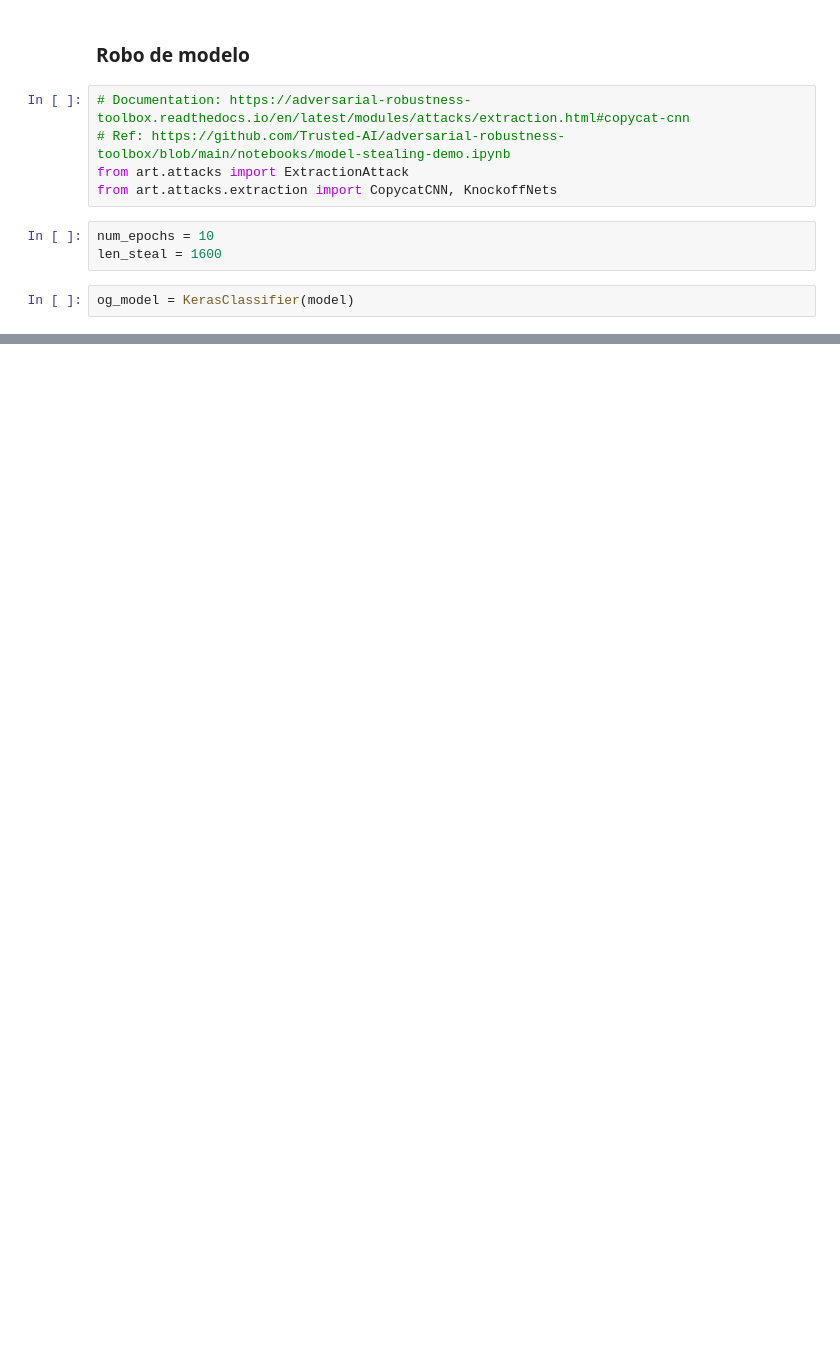
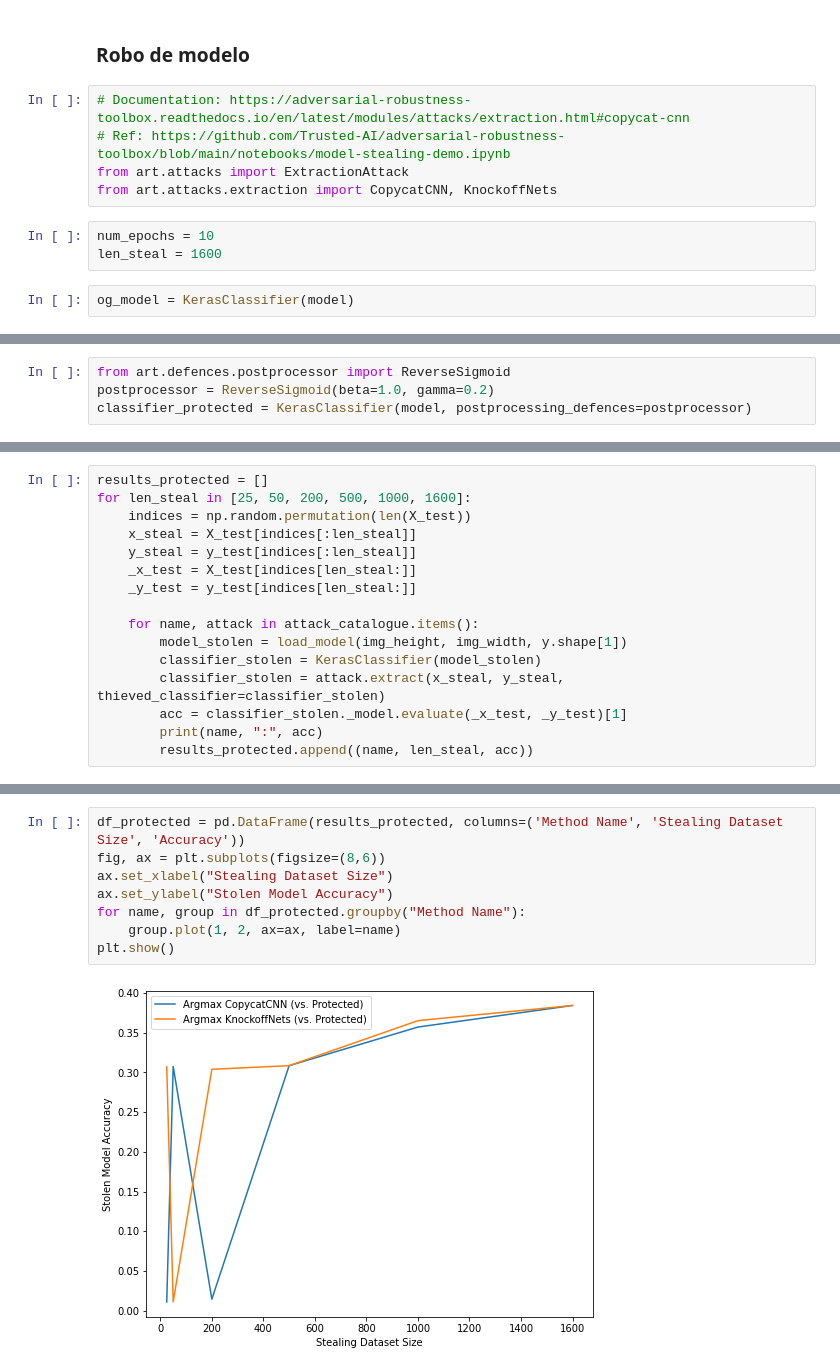
Before and after one commit to gusmendez99/sds-project-3, a Jupyter notebook: Ataque-Extracción.ipynb, the cells around one changed output, grey strips where cells are left out. Saved outputs shown, nothing was run; the diff lists cells and outputs as text; blank space fills up the shorter version.

```diff
--- a/Ataque-Extracción.ipynb
+++ b/Ataque-Extracción.ipynb
@@ -256,0 +212,4 @@ plt.show()
+# %%
+from art.defences.postprocessor import ReverseSigmoid
+postprocessor = ReverseSigmoid(beta=1.0, gamma=0.2)
+classifier_protected = KerasClassifier(model, postprocessing_defences=postprocessor)
@@ -256,0 +245,16 @@ plt.show()
+# %%
+results_protected = []
+for len_steal in [25, 50, 200, 500, 1000, 1600]:
+    indices = np.random.permutation(len(X_test))
+    x_steal = X_test[indices[:len_steal]]
+    y_steal = y_test[indices[:len_steal]]
+    _x_test = X_test[indices[len_steal:]]
+    _y_test = y_test[indices[len_steal:]]
+
+    for name, attack in attack_catalogue.items():
+        model_stolen = load_model(img_height, img_width, y.shape[1])
+        classifier_stolen = KerasClassifier(model_stolen)
+        classifier_stolen = attack.extract(x_steal, y_steal, thieved_classifier=classifier_stolen)
+        acc = classifier_stolen._model.evaluate(_x_test, _y_test)[1]
+        print(name, ":", acc)
+        results_protected.append((name, len_steal, acc))
@@ -256,0 +279,10 @@ plt.show()
+# %%
+df_protected = pd.DataFrame(results_protected, columns=('Method Name', 'Stealing Dataset Size', 'Accuracy'))
+fig, ax = plt.subplots(figsize=(8,6))
+ax.set_xlabel("Stealing Dataset Size")
+ax.set_ylabel("Stolen Model Accuracy")
+for name, group in df_protected.groupby("Method Name"):
+    group.plot(1, 2, ax=ax, label=name)
+plt.show()
+# %% [output]
+[figure, added]
```
Also changed, not shown: parts of 18 cells of this notebook.
